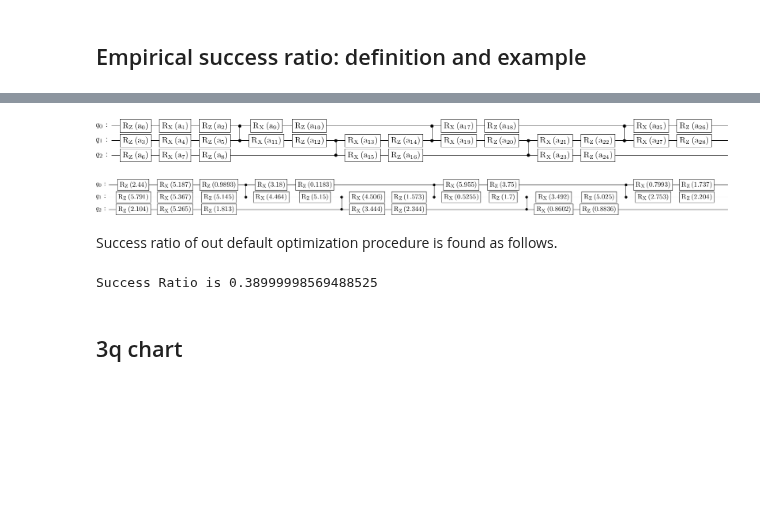
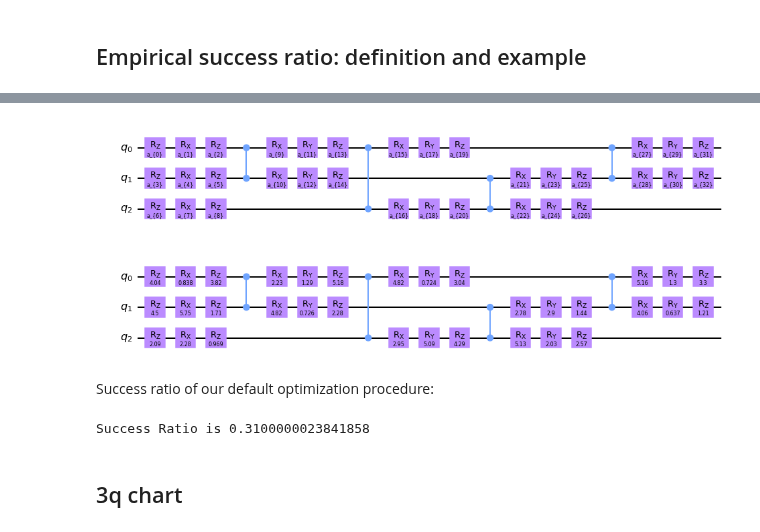
Before and after one commit to idnm/cpflow, a Jupyter notebook: paper/peppar.ipynb, the cells around one changed output, grey strips where cells are left out. Saved outputs shown, nothing was run; the diff lists cells and outputs as text; code cells hidden in the pictures; blank space fills up the shorter version.

Commit message:
Many additions to the paper. float(cp_angle)->np.array(cp_angles) to fix parametrized circuit construction bug.

```diff
--- a/paper/peppar.ipynb
+++ b/paper/peppar.ipynb
@@ -30,18 +45,18 @@ float((jnp.arange(10)+0.13)[2])
 # %%
-anz = Ansatz(3, 'cz', fill_layers(chain_layer(3), 5))
+anz = Ansatz(3, 'cz', fill_layers(connected_layer(3), 4))
 target_angles = random_angles(anz.num_angles)
 target_circuit = anz.circuit(target_angles)
 target_unitary = anz.unitary(target_angles)
 
-anz.circuit().draw(output='latex')
+anz.circuit().draw(output='mpl')
 # %% [output]
-[figure, old version]
+[figure, new version]
 # %%
-target_circuit.draw(output='latex')
+target_circuit.draw(output='mpl')
 # %% [output]
-[figure, old version]
+[figure, new version]
 # %% [markdown]
-Success ratio of out default optimization procedure is found as follows.
+Success ratio of our default optimization procedure:
 # %%
 results = anz.learn(
     target_unitary,
@@ -54,7 +69,7 @@ success_record = [jnp.min(r['loss'])<1e-4 for r in results]
 sr = sum(success_record)/len(success_record)
 print(f'Success Ratio is {sr}')
 # %% [output]
-Success Ratio is 0.38999998569488525
+Success Ratio is 0.3100000023841858
 # %% [markdown]
 ## 3q chart
 # %%
```
Also changed, not shown: parts of 24 cells of this notebook, 4 other files.
